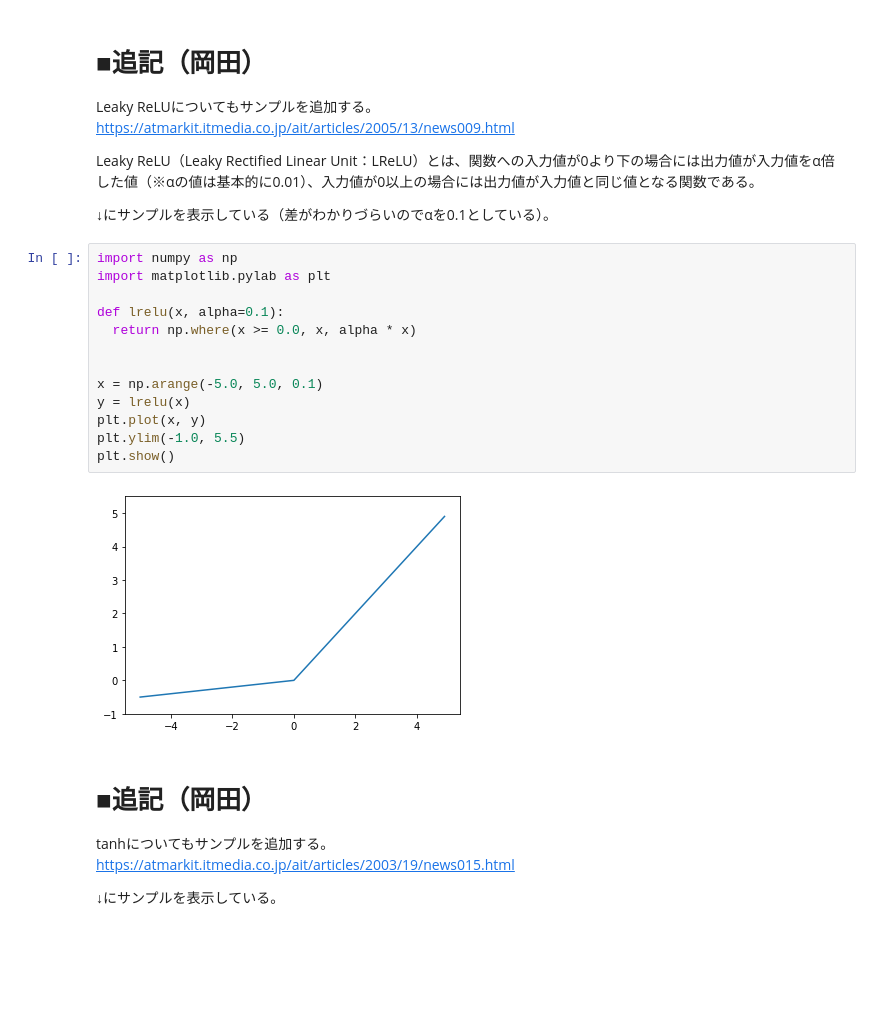
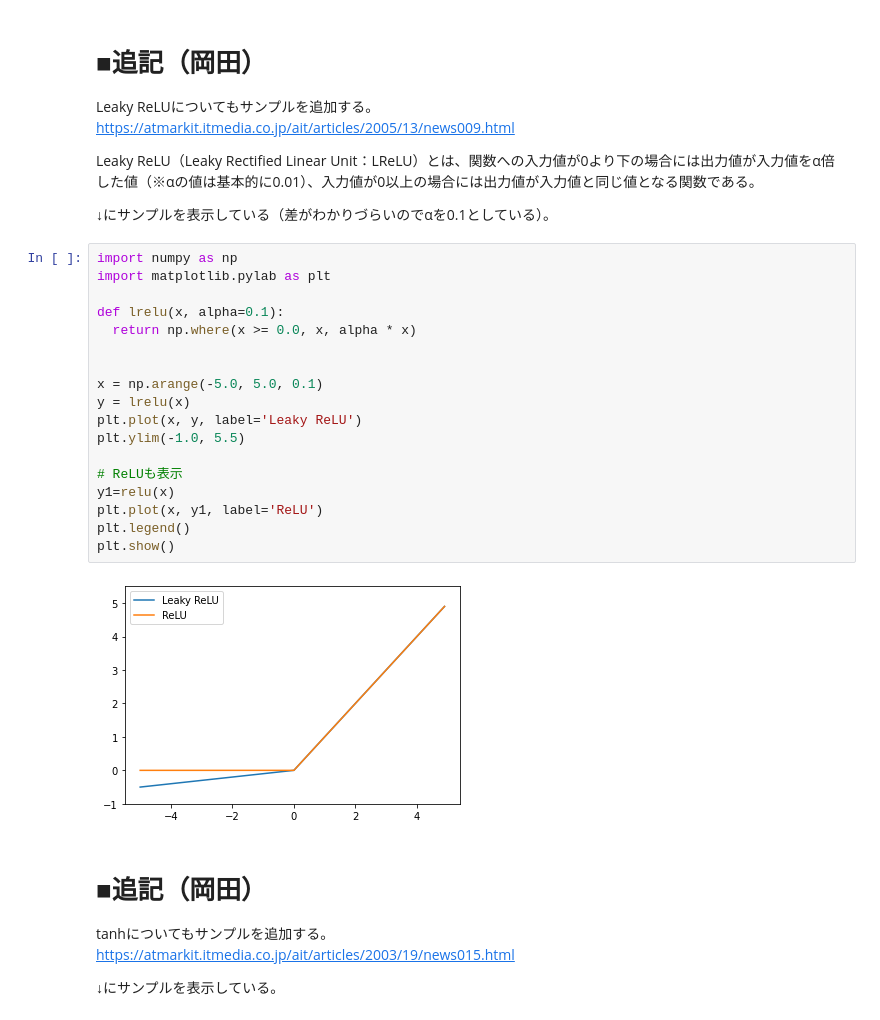
Before and after one commit to okada-tak/deep-learning-from-scratch, a Jupyter notebook: notebooks/ch03.ipynb, the cells around one changed output. Drawn from its saved outputs; the diff is of its cells as text; blank space fills up the shorter version.

```diff
--- a/notebooks/ch03.ipynb
+++ b/notebooks/ch03.ipynb
@@ -97,18 +97,23 @@ Leaky ReLU（Leaky Rectified Linear Unit：LReLU）とは、関数への入力
 # %%
 import numpy as np
 import matplotlib.pylab as plt
 
 def lrelu(x, alpha=0.1):
   return np.where(x >= 0.0, x, alpha * x)
 
 
 x = np.arange(-5.0, 5.0, 0.1)
 y = lrelu(x)
-plt.plot(x, y)
+plt.plot(x, y, label='Leaky ReLU')
 plt.ylim(-1.0, 5.5)
+
+# ReLUも表示
+y1=relu(x)
+plt.plot(x, y1, label='ReLU')
+plt.legend()
 plt.show()
 # %% [output]
-[figure, old version]
+[figure, new version]
 # %% [markdown]
 # ■追記（岡田）
 tanhについてもサンプルを追加する。
```
Also changed, not shown: parts of 3 cells of this notebook.
